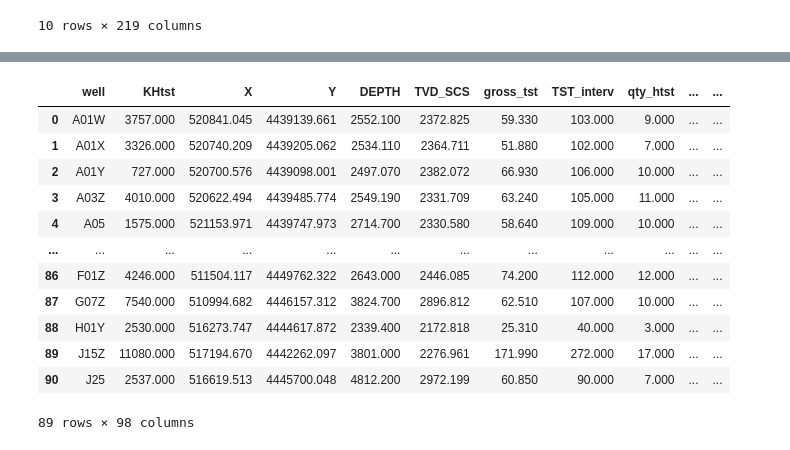
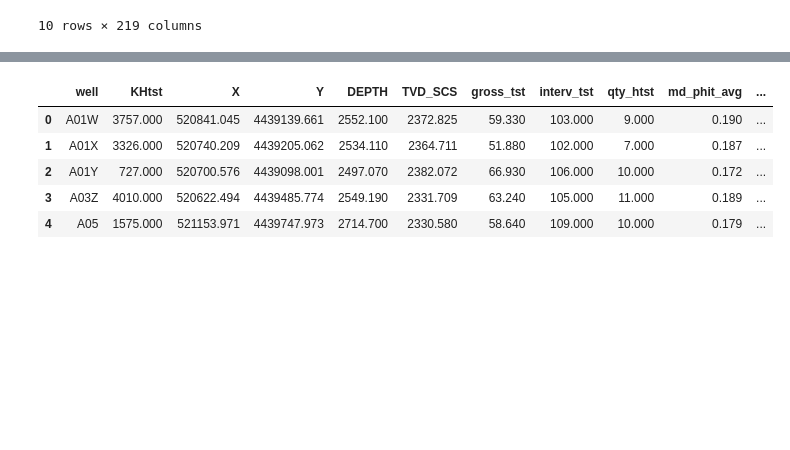
Before and after one commit to nadirzeynall/SPP_eilink, a Jupyter notebook: ACG_wells_JOİNT_BEST.ipynb, the cells around one changed output, grey strips where cells are left out. Drawn from its saved outputs; the diff is of its cells as text; code cells hidden in the pictures; blank space fills up the shorter version.

```diff
--- a/ACG_wells_JOİNT_BEST.ipynb
+++ b/ACG_wells_JOİNT_BEST.ipynb
@@ -144,3 +150,9 @@ df_prq = df_prq[~df_prq.well.isin(bad_well_list)]
+# %%
+#Getting XY coords of Balakhany formation tops
+xy_coord = df_prq[['well', 'FORMATION', 'X', 'Y']]
+xy_coord = xy_coord.groupby(['well', 'FORMATION']).apply(lambda x: x.iloc[0]).drop(columns=['well', 'FORMATION']).reset_index()
+xy_coord = xy_coord[xy_coord.FORMATION.str.contains('Balakhany')]
+xy_coord.sample(3)
 # %% [markdown]
 ## Analize of casing data
 # %%
@@ -1756,37 +2002,20 @@ distance_bal8_final.head(10)
-# %%
-# Construction of dummy prediction dataframe separately for Bal VIII sand
-# 1. Enrich df with gross_tst +
-# 2. Enrich df with tst_thicknes +
-# 3. Enrich df with avg GR_N & PHIT --
-csg_well_8 = df_khtst_bal_qcl_csg_sel[df_khtst_bal_qcl_csg_sel.FORMATION=='Balakhany VIII sand'].well.unique()
-df_prq_gross_tstsum2.rename(columns={'TST_sum':'gross_tst'}, inplace=True)
-df_prq_gross_tst = df_prq_gross_tstsum2.drop(['FORMATION','tst_qc'], axis=1)
-df_fu_tst_final_bal8 = df_fu_tst_final[df_fu_tst_final.FORMATION=='Balakhany VIII sand']
-df_fu_tst_final_bal8 = df_fu_tst_final_bal8[['well', 'TST_interv']]
-df_khtst_xy_8_chg_full = pd.concat([df_khtst_xy_8_chg, df_khtst_xy_8_inj_chg])
-df_khtst_8chg = df_khtst_xy_8_chg_full.drop(['FORMATION','KH_log10','Status', 'field'], axis=1)
-df_khtst_8chg_dist = df_khtst_8chg.set_index('well').join(distance_bal8_final).reset_index()
-df_khtst_8chg_dist = df_khtst_8chg_dist[~df_khtst_8chg_dist.well.isin(csg_well_8)]
-df_khtst_8chg_dist_gross = df_khtst_8chg_dist.set_index('well').join(df_prq_gross_tst.set_index('well'))
-df_khtst_8chg_dist_gross_interv = df_khtst_8chg_dist_gross.join(df_fu_tst_final_bal8.set_index('well'))
-df_khtst_8chg_dist_gross_interv_qty = df_khtst_8chg_dist_gross_interv.join(df_qty_htst_bal8.set_index('well'))
-df_8chg_test = df_khtst_8chg_dist_gross_interv_qty.copy().reset_index().drop('FORMATION', axis=1)
-df_8chg_test.dropna(how='any', axis='rows', inplace=True)
-df_8chg_test_filter_1 = ['well', 'KHtst', 'X', 'Y', 'DEPTH', 'TVD_SCS', 'gross_tst', 'TST_interv', 'qty_htst']
-df_8chg_test_filter_2 = list(df_8chg_test.well.unique())
-df_8chg_test_flt = df_8chg_test.filter(df_8chg_test_filter_1 + df_8chg_test_filter_2)
-df_8chg_test_flt
-# %% [output]
-|  | well | KHtst | X | Y | DEPTH | TVD_SCS | gross_tst | TST_interv | qty_htst | ... | ... |
-| 0 | A01W | 3757.000 | 520841.045 | 4439139.661 | 2552.100 | 2372.825 | 59.330 | 103.000 | 9.000 | ... | ... |
-| 1 | A01X | 3326.000 | 520740.209 | 4439205.062 | 2534.110 | 2364.711 | 51.880 | 102.000 | 7.000 | ... | ... |
-| 2 | A01Y | 727.000 | 520700.576 | 4439098.001 | 2497.070 | 2382.072 | 66.930 | 106.000 | 10.000 | ... | ... |
-| 3 | A03Z | 4010.000 | 520622.494 | 4439485.774 | 2549.190 | 2331.709 | 63.240 | 105.000 | 11.000 | ... | ... |
-| 4 | A05 | 1575.000 | 521153.971 | 4439747.973 | 2714.700 | 2330.580 | 58.640 | 109.000 | 10.000 | ... | ... |
-| ... | ... | ... | ... | ... | ... | ... | ... | ... | ... | ... | ... |
-| 86 | F01Z | 4246.000 | 511504.117 | 4449762.322 | 2643.000 | 2446.085 | 74.200 | 112.000 | 12.000 | ... | ... |
-| 87 | G07Z | 7540.000 | 510994.682 | 4446157.312 | 3824.700 | 2896.812 | 62.510 | 107.000 | 10.000 | ... | ... |
-| 88 | H01Y | 2530.000 | 516273.747 | 4444617.872 | 2339.400 | 2172.818 | 25.310 | 40.000 | 3.000 | ... | ... |
-| 89 | J15Z | 11080.000 | 517194.670 | 4442262.097 | 3801.000 | 2276.961 | 171.990 | 272.000 | 17.000 | ... | ... |
-| 90 | J25 | 2537.000 | 516619.513 | 4445700.048 | 4812.200 | 2972.199 | 60.850 | 90.000 | 7.000 | ... | ... |
-89 rows × 98 columns
+# %%
+#Preparation df_htst_avgprop-dataset without distances
+df_htst_avgprop_gb = df_htst_avgprop.groupby(['well','FORMATION'])[['kavg_htst', 'md_phit_avg','md_vsh_avg']].agg(
+                                             {'kavg_htst':'sum', 'md_phit_avg':'mean', 'md_vsh_avg':'mean' }).reset_index()
+df_htst_avgprop_gb = df_htst_avgprop_gb[df_htst_avgprop_gb.FORMATION == 'Balakhany VIII sand']
+df_htst_avgprop_gb = df_htst_avgprop_gb[['well', 'FORMATION', 'md_phit_avg', 'md_vsh_avg']]
+df_8chg_test_flt_nodist = df_8chg_test.filter(df_8chg_test_filter_1)
+df_8chg_test_flt_nodist = df_8chg_test_flt_nodist[~df_8chg_test_flt_nodist.well.isin(broken_wells_bal8)].reset_index().drop('index', axis=1)
+df_8chg_test_flt_nodist_enrich = df_8chg_test_flt_nodist.set_index('well').join(df_htst_avgprop_gb.drop('FORMATION', axis=1).set_index('well')).reset_index()
+df_8chg_test_flt_nodist_enrich.rename(columns={'TST_interv':'interv_tst'}, inplace=True)
+y = np.array(df_8chg_test_flt_nodist_enrich['KHtst'].values)
+x = np.array(df_8chg_test_flt_nodist_enrich.drop(['well','KHtst'], axis=1))
+df_8chg_test_flt_nodist_enrich.head()
+# %% [output]
+|  | well | KHtst | X | Y | DEPTH | TVD_SCS | gross_tst | interv_tst | qty_htst | md_phit_avg | ... |
+| 0 | A01W | 3757.000 | 520841.045 | 4439139.661 | 2552.100 | 2372.825 | 59.330 | 103.000 | 9.000 | 0.190 | ... |
+| 1 | A01X | 3326.000 | 520740.209 | 4439205.062 | 2534.110 | 2364.711 | 51.880 | 102.000 | 7.000 | 0.187 | ... |
+| 2 | A01Y | 727.000 | 520700.576 | 4439098.001 | 2497.070 | 2382.072 | 66.930 | 106.000 | 10.000 | 0.172 | ... |
+| 3 | A03Z | 4010.000 | 520622.494 | 4439485.774 | 2549.190 | 2331.709 | 63.240 | 105.000 | 11.000 | 0.189 | ... |
+| 4 | A05 | 1575.000 | 521153.971 | 4439747.973 | 2714.700 | 2330.580 | 58.640 | 109.000 | 10.000 | 0.179 | ... |
```
Also changed, not shown: parts of 77 cells of this notebook, 50 other files.
